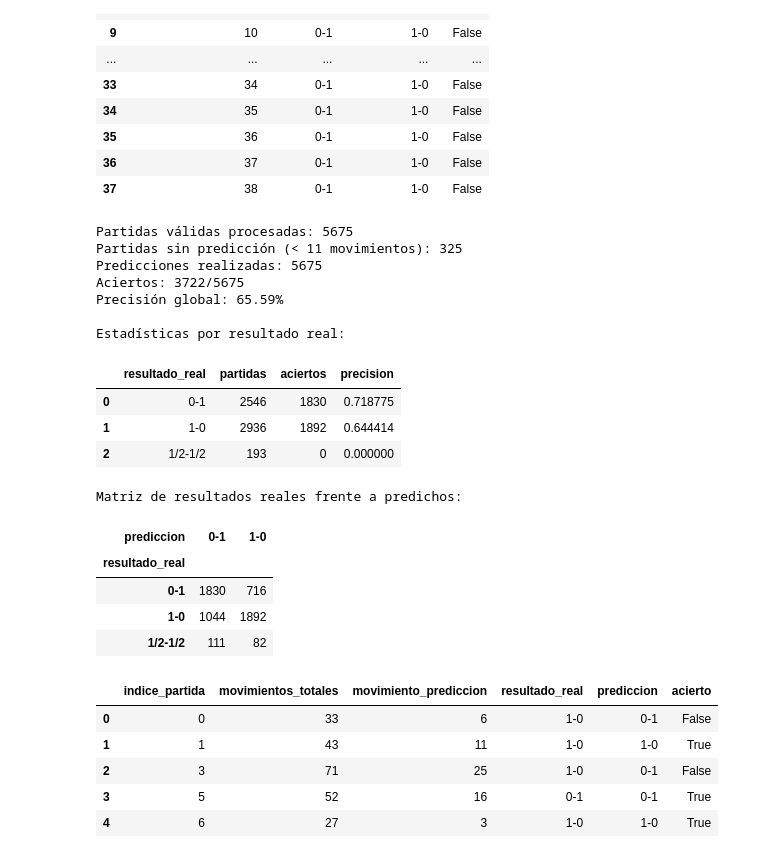
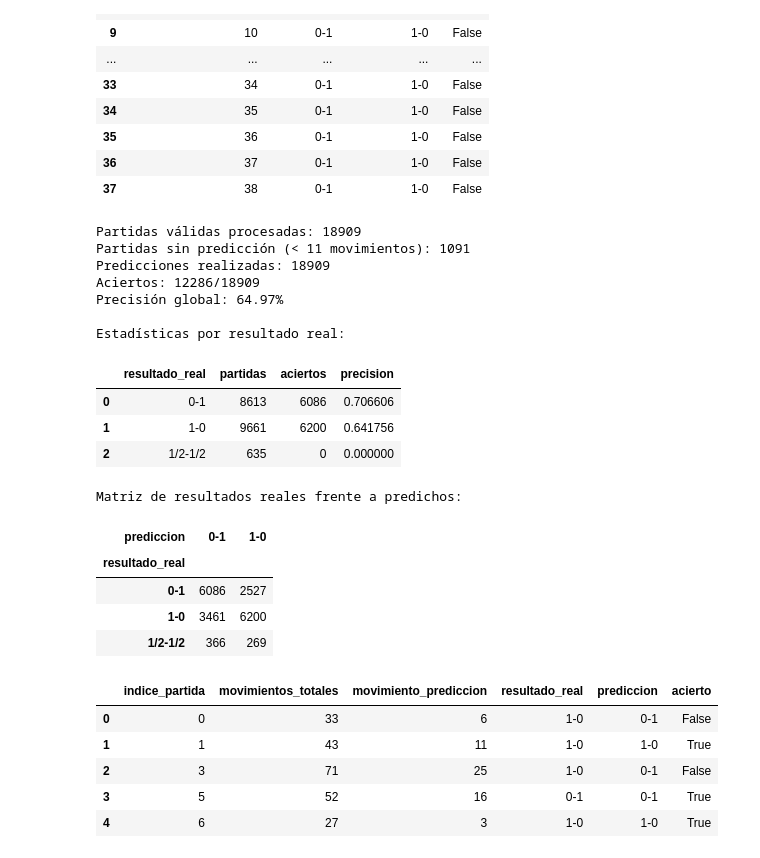
Before and after one commit to hbuelta/Decision-Trees-chess-, a Jupyter notebook: decision_tree_chess.ipynb, the cells around one changed output. Saved outputs shown, nothing was run; the diff lists cells and outputs as text; code cells hidden in the pictures.

```diff
--- a/decision_tree_chess.ipynb
+++ b/decision_tree_chess.ipynb
@@ -762,7 +834,7 @@ Precisión del random forest en la partida: 23.68%
 | 37 | 38 | 0-1 | 1-0 | False |
 # %%
 PGN_PREDICCIONES_PATH = Path("DB/predicciones.pgn.zst")
-NUMERO_PARTIDAS = 6000
+NUMERO_PARTIDAS = 20000
 
 if not PGN_PREDICCIONES_PATH.exists():
     raise FileNotFoundError(f"No existe el archivo: {PGN_PREDICCIONES_PATH}")
@@ -844,47 +916,47 @@ estadisticas_por_resultado = (
     .agg(
         partidas=("indice_partida", "size"),
         aciertos=("acierto", "sum"),
         precision=("acierto", "mean"),
     )
     .reset_index()
 )
 
 matriz_predicciones = pd.crosstab(
     resultados_1000_partidas["resultado_real"],
     resultados_1000_partidas["prediccion"],
     rownames=["resultado_real"],
     colnames=["prediccion"],
 )
 
 print(f"Partidas válidas procesadas: {partidas_procesadas}")
 print(f"Partidas sin predicción (< 11 movimientos): {partidas_sin_prediccion}")
 print(f"Predicciones realizadas: {numero_predicciones}")
 print(f"Aciertos: {aciertos}/{numero_predicciones}")
 print(f"Precisión global: {precision_global:.2%}")
 print("\nEstadísticas por resultado real:")
 display(estadisticas_por_resultado)
 print("\nMatriz de resultados reales frente a predichos:")
 display(matriz_predicciones)
 
 resultados_1000_partidas.head()
 # %% [output]
-Partidas válidas procesadas: 5675
-Partidas sin predicción (< 11 movimientos): 325
-Predicciones realizadas: 5675
-Aciertos: 3722/5675
-Precisión global: 65.59%
+Partidas válidas procesadas: 18909
+Partidas sin predicción (< 11 movimientos): 1091
+Predicciones realizadas: 18909
+Aciertos: 12286/18909
+Precisión global: 64.97%
 
 Estadísticas por resultado real:
 |  | resultado_real | partidas | aciertos | precision |
-| 0 | 0-1 | 2546 | 1830 | 0.718775 |
-| 1 | 1-0 | 2936 | 1892 | 0.644414 |
-| 2 | 1/2-1/2 | 193 | 0 | 0.000000 |
+| 0 | 0-1 | 8613 | 6086 | 0.706606 |
+| 1 | 1-0 | 9661 | 6200 | 0.641756 |
+| 2 | 1/2-1/2 | 635 | 0 | 0.000000 |
 Matriz de resultados reales frente a predichos:
 | prediccion | 0-1 | 1-0 |
 | resultado_real |  |  |
-| 0-1 | 1830 | 716 |
-| 1-0 | 1044 | 1892 |
-| 1/2-1/2 | 111 | 82 |
+| 0-1 | 6086 | 2527 |
+| 1-0 | 3461 | 6200 |
+| 1/2-1/2 | 366 | 269 |
 |  | indice_partida | movimientos_totales | movimiento_prediccion | resultado_real | prediccion | acierto |
 | 0 | 0 | 33 | 6 | 1-0 | 0-1 | False |
 | 1 | 1 | 43 | 11 | 1-0 | 1-0 | True |
```
Also changed, not shown: parts of 1 cell of this notebook.
